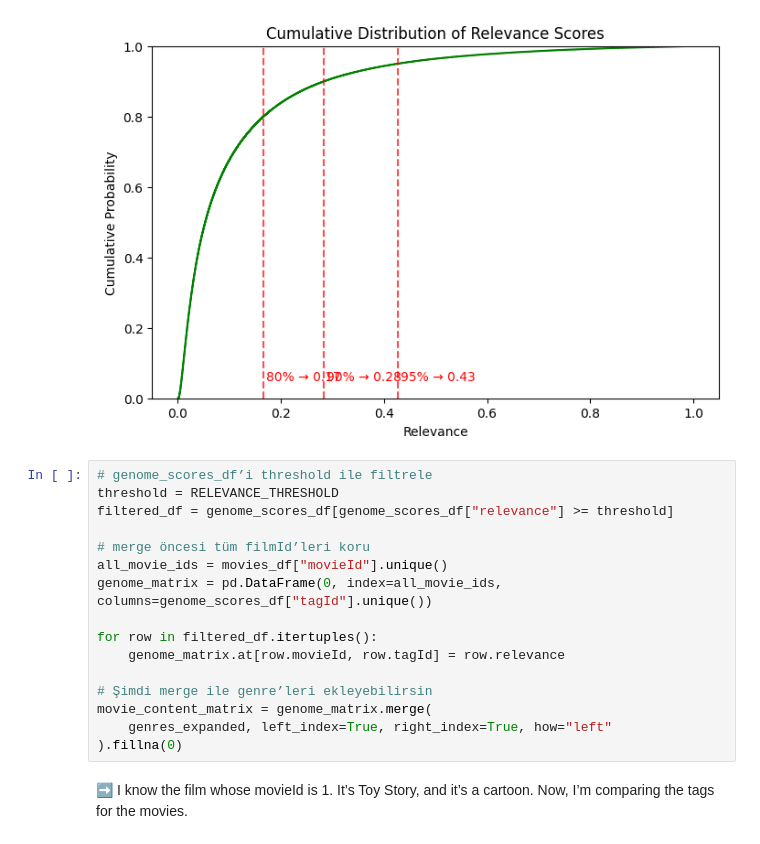
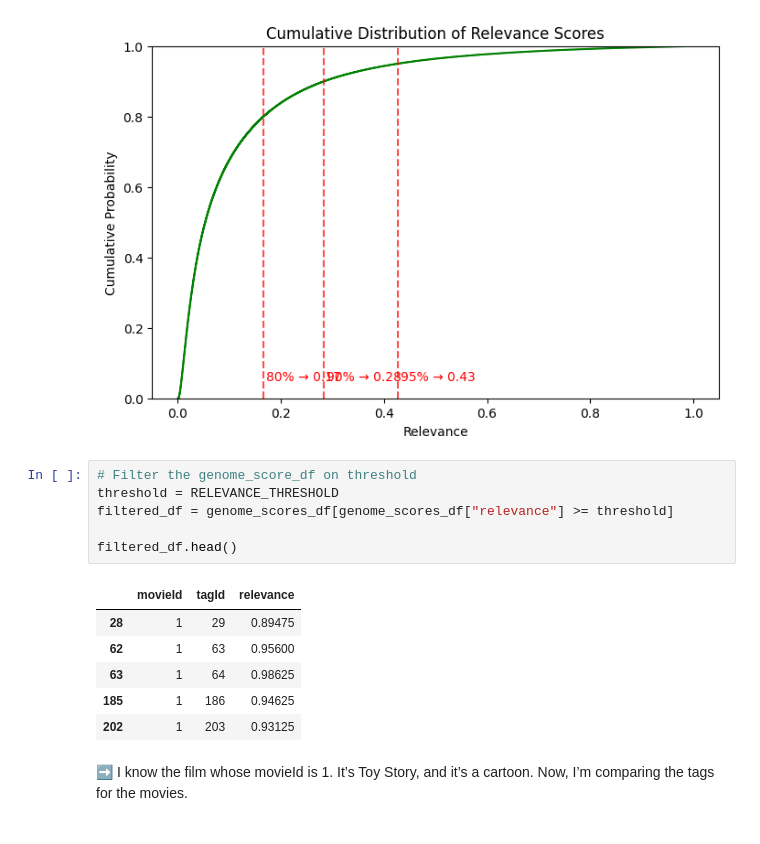
Before and after one commit to fsezgin/jellyfin-movie-recommender, a Jupyter notebook: notebooks/content-based.ipynb, the cells around one changed output. Drawn from its saved outputs; the diff is of its cells as text.

```diff
--- a/notebooks/content-based.ipynb
+++ b/notebooks/content-based.ipynb
@@ -87,22 +102,19 @@ for q in [0.80, 0.90, 0.95]:
 plt.show()
 # %% [output]
 [figure]
-# %%
-# genome_scores_df’i threshold ile filtrele
-threshold = RELEVANCE_THRESHOLD
-filtered_df = genome_scores_df[genome_scores_df["relevance"] >= threshold]
-
-# merge öncesi tüm filmId’leri koru
-all_movie_ids = movies_df["movieId"].unique()
-genome_matrix = pd.DataFrame(0, index=all_movie_ids, columns=genome_scores_df["tagId"].unique())
-
-for row in filtered_df.itertuples():
-    genome_matrix.at[row.movieId, row.tagId] = row.relevance
-
-# Şimdi merge ile genre’leri ekleyebilirsin
-movie_content_matrix = genome_matrix.merge(
-    genres_expanded, left_index=True, right_index=True, how="left"
-).fillna(0)
+# %%
+# Filter the genome_score_df on threshold
+threshold = RELEVANCE_THRESHOLD
+filtered_df = genome_scores_df[genome_scores_df["relevance"] >= threshold]
+
+filtered_df.head()
+# %% [output]
+|  | movieId | tagId | relevance |
+| 28 | 1 | 29 | 0.89475 |
+| 62 | 1 | 63 | 0.95600 |
+| 63 | 1 | 64 | 0.98625 |
+| 185 | 1 | 186 | 0.94625 |
+| 202 | 1 | 203 | 0.93125 |
 # %% [markdown]
 ➡️ I know the film whose movieId is 1. It’s Toy Story, and it’s a cartoon. Now, I’m comparing the tags for the movies.
 # %%
```
Also changed, not shown: parts of 27 cells of this notebook, 1 other file.
